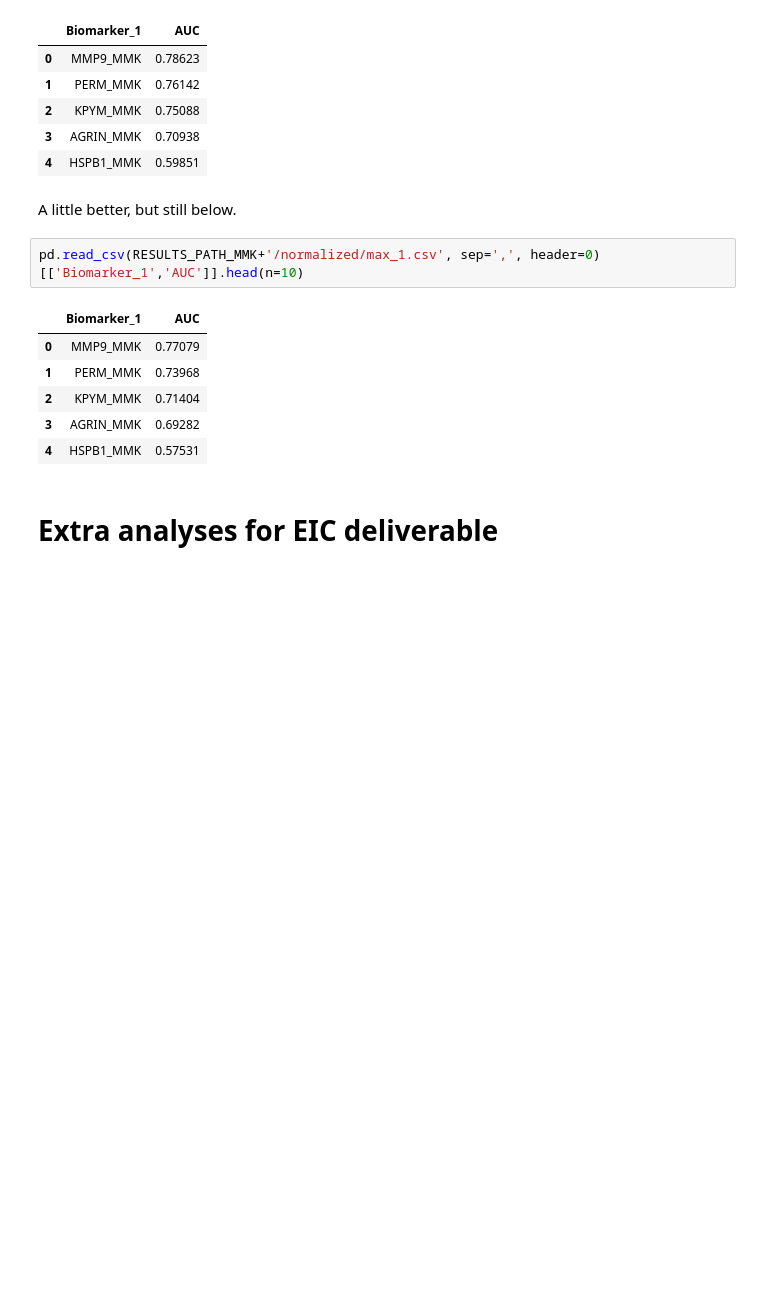
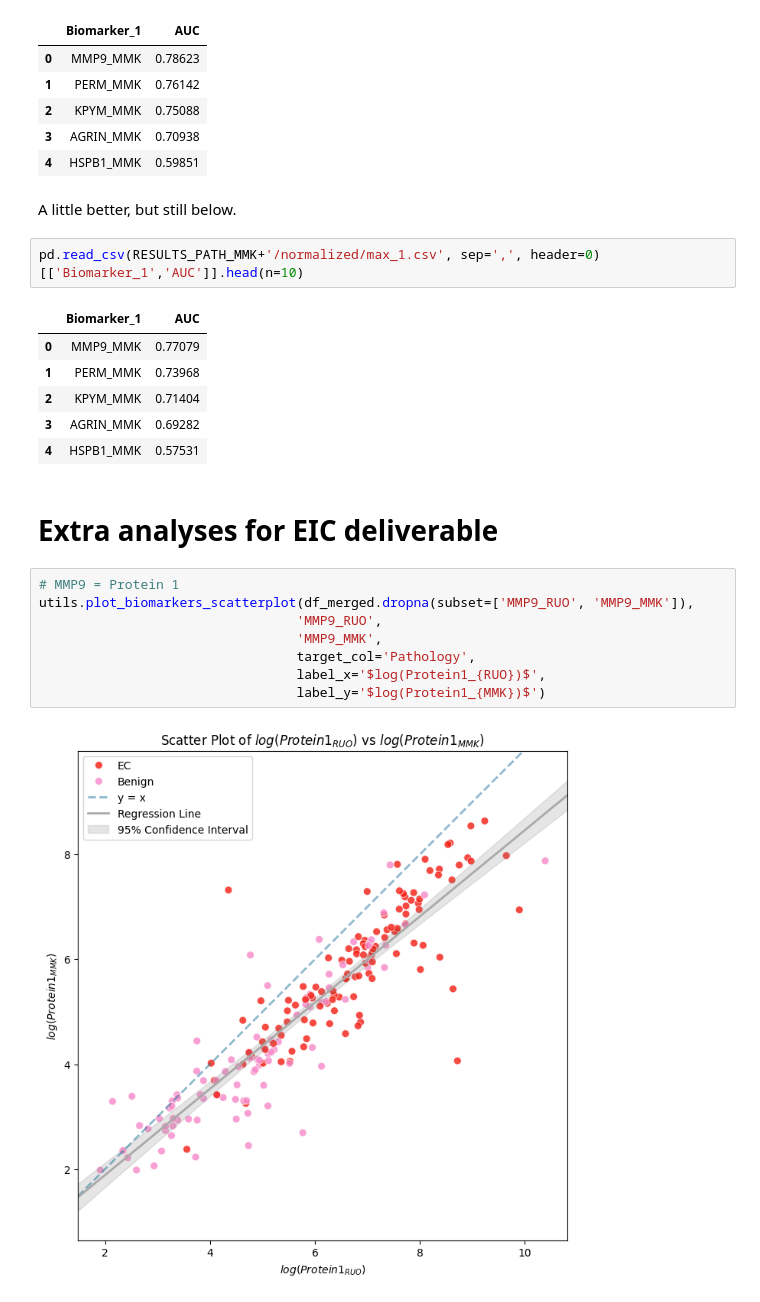
Before and after one commit to MiMARK-es/cohort-analysis, a Jupyter notebook: notebooks/240_mmk_2024_vs_ruo_2022.ipynb, the cells around one changed output. Drawn from its saved outputs; the diff is of its cells as text; blank space fills up the shorter version.

Commit message:
Analysis of anonymized biomarkers for EIC added to RUO vs MMK 240 notebook

```diff
--- a/notebooks/240_mmk_2024_vs_ruo_2022.ipynb
+++ b/notebooks/240_mmk_2024_vs_ruo_2022.ipynb
@@ -437,6 +437,16 @@ pd.read_csv(RESULTS_PATH_MMK+'/normalized/max_1.csv', sep=',', header=0)[['Bioma
 | 4 | HSPB1_MMK | 0.57531 |
 # %% [markdown]
 # Extra analyses for EIC deliverable
+# %%
+# MMP9 = Protein 1
+utils.plot_biomarkers_scatterplot(df_merged.dropna(subset=['MMP9_RUO', 'MMP9_MMK']),
+                                 'MMP9_RUO',
+                                 'MMP9_MMK',
+                                 target_col='Pathology',
+                                 label_x='$log(Protein1_{RUO})$',
+                                 label_y='$log(Protein1_{MMK})$')
+# %% [output]
+[figure, added]
 # %%
 # MMP9 = Protein 1
 utils.plot_biomarkers_scatterplot(df_merged.dropna(subset=['MMP9_RUO_normalized', 'MMP9_MMK_normalized']),
```
Also changed, not shown: parts of 10 cells of this notebook, 1 other file.
